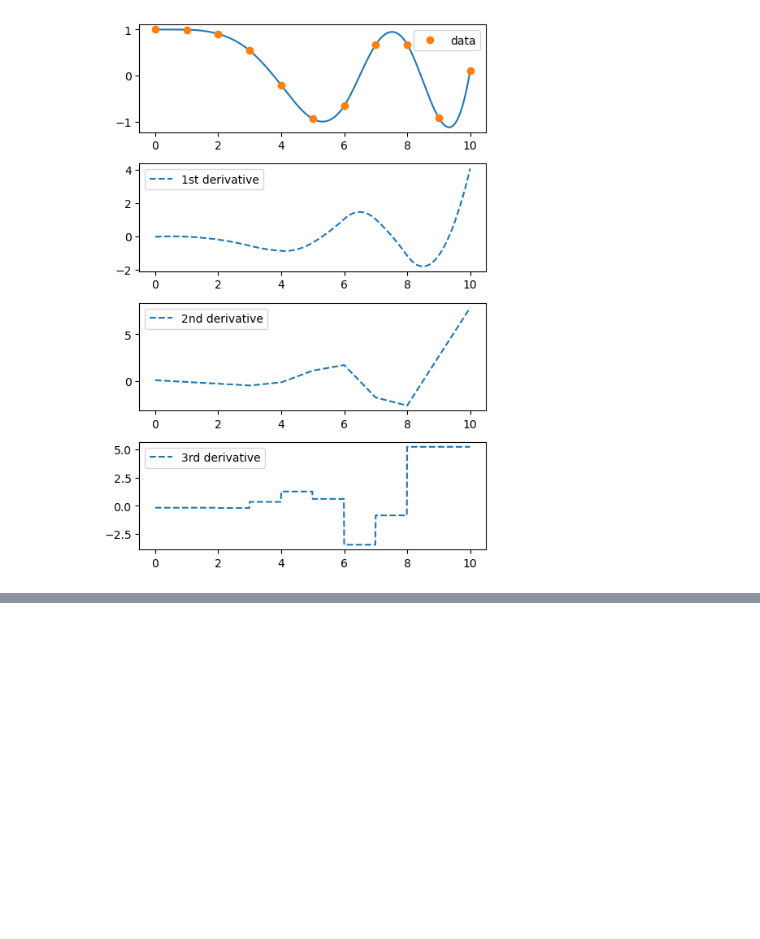
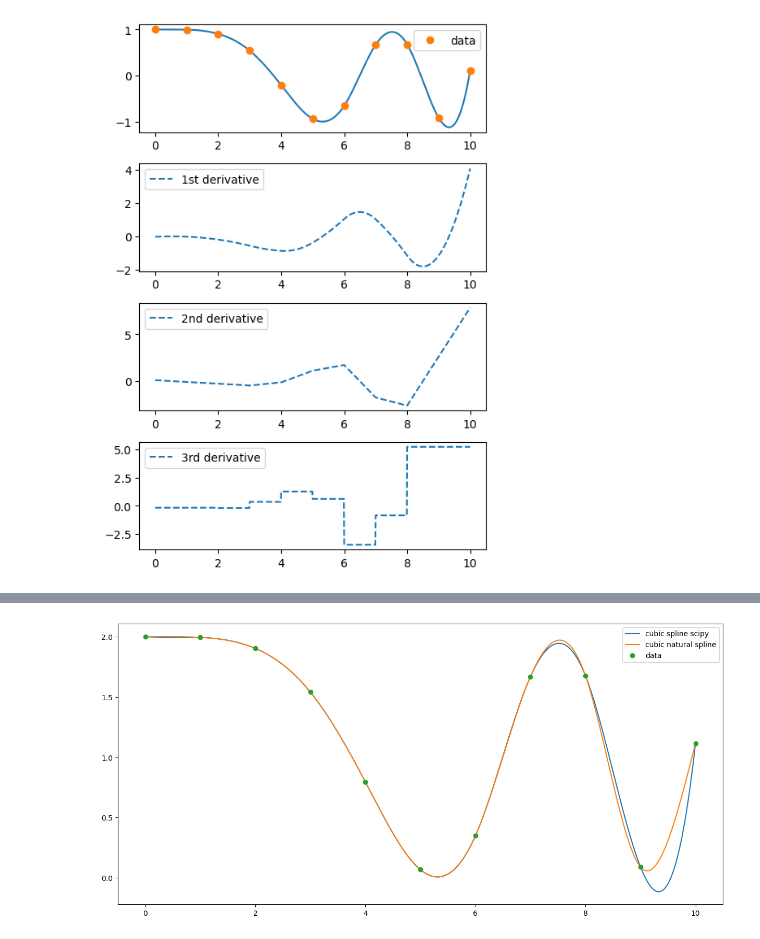
Before and after one commit to kevingivens/Blog, a Jupyter notebook: 2024/Interpolations/quantlib_interpolations.ipynb, the cells around one changed output, grey strips where cells are left out. Drawn from its saved outputs; the diff is of its cells as text; code cells hidden in the pictures; blank space fills up the shorter version.

```diff
--- a/2024/Interpolations/quantlib_interpolations.ipynb
+++ b/2024/Interpolations/quantlib_interpolations.ipynb
@@ -114,0 +125,14 @@ plt.show()
+# %%
+interp6 = ql.FritschButlandCubic(ql.Array(x.tolist()), ql.Array(y.tolist()))
+ynew_6 = np.asarray([interp6(x) for x in xnew])
+fig, ax = plt.subplots(1, 1, figsize=(15, 7))
+ax.plot(xnew, spl(xnew), '-', label='cubic spline scipy')
+ax.plot(xnew, ynew_3, '-', label='cubic natural spline')
+#ax.plot(xnew, ynew_4, '-', label='monotonic cubic natural')
+# ax.plot(xnew, ynew_5, '-', label='kruger cubic')
+# ax.plot(xnew, ynew_6, '-', label='fritsch butland cubic')
+ax.plot(x, y, 'o', label='data')
+plt.legend(loc='best')
+plt.show()
+# %% [output]
+[figure, added]
```
Also changed, not shown: parts of 10 cells of this notebook.
